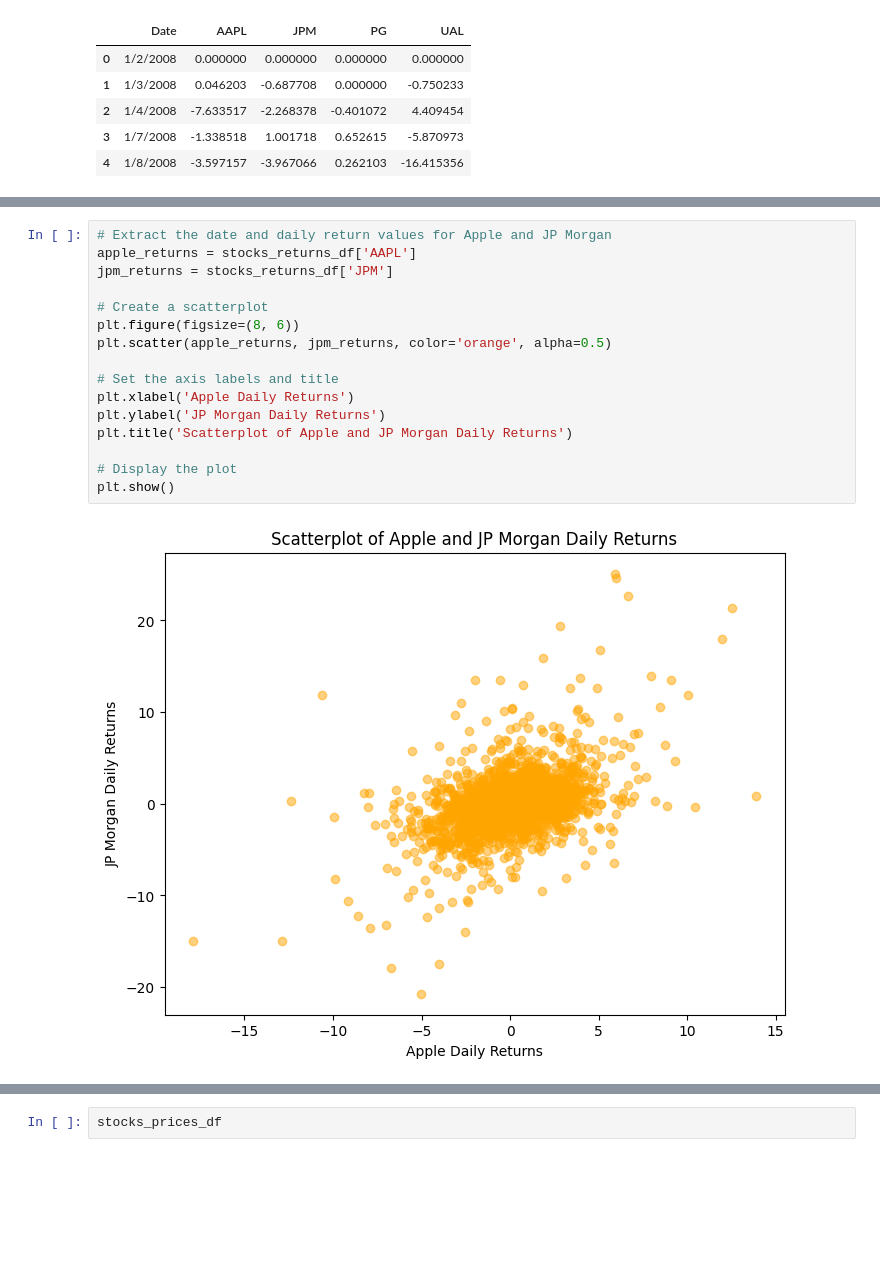
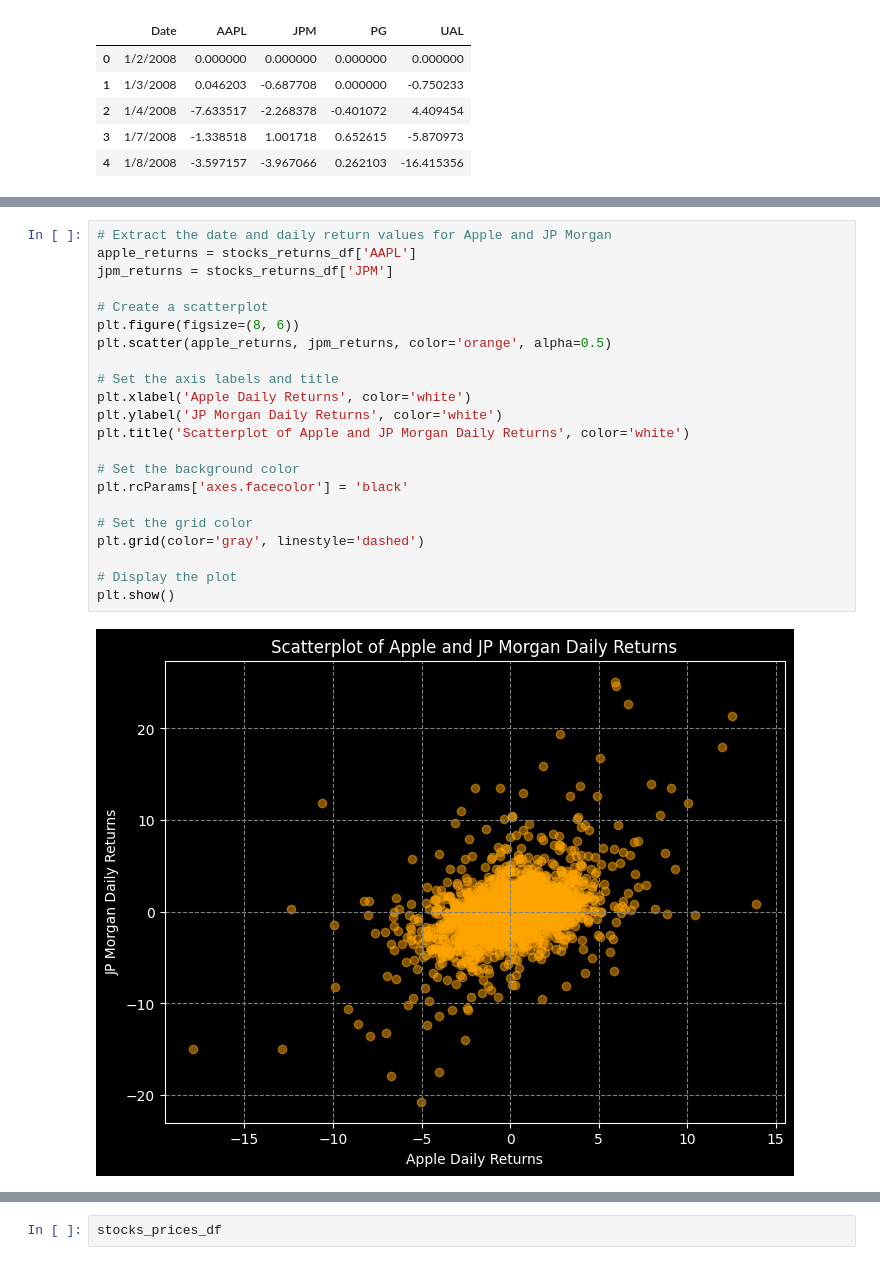
Before and after one commit to SHaken53/Data_Analysis_Projects, a Jupyter notebook: Data Visualization 2/Effective_Data_Visualization.ipynb, the cells around one changed output, grey strips where cells are left out. Cells and saved outputs as stored; diff of their text form; blank space fills up the shorter version.

```diff
--- a/Data Visualization 2/Effective_Data_Visualization.ipynb
+++ b/Data Visualization 2/Effective_Data_Visualization.ipynb
@@ -895,21 +918,27 @@ plt.show()
 # %%
 # Extract the date and daily return values for Apple and JP Morgan
 apple_returns = stocks_returns_df['AAPL']
 jpm_returns = stocks_returns_df['JPM']
 
 # Create a scatterplot
 plt.figure(figsize=(8, 6))
 plt.scatter(apple_returns, jpm_returns, color='orange', alpha=0.5)
 
 # Set the axis labels and title
-plt.xlabel('Apple Daily Returns')
-plt.ylabel('JP Morgan Daily Returns')
-plt.title('Scatterplot of Apple and JP Morgan Daily Returns')
+plt.xlabel('Apple Daily Returns', color='white')
+plt.ylabel('JP Morgan Daily Returns', color='white')
+plt.title('Scatterplot of Apple and JP Morgan Daily Returns', color='white')
+
+# Set the background color
+plt.rcParams['axes.facecolor'] = 'black'
+
+# Set the grid color
+plt.grid(color='gray', linestyle='dashed')
 
 # Display the plot
 plt.show()
 # %% [output]
-[figure, old version]
+[figure, new version]
 # %%
 # Extract the date and daily return values for Apple and JP Morgan
 apple_returns = stocks_returns_df['AAPL']
```
Also changed, not shown: parts of 13 cells of this notebook.
